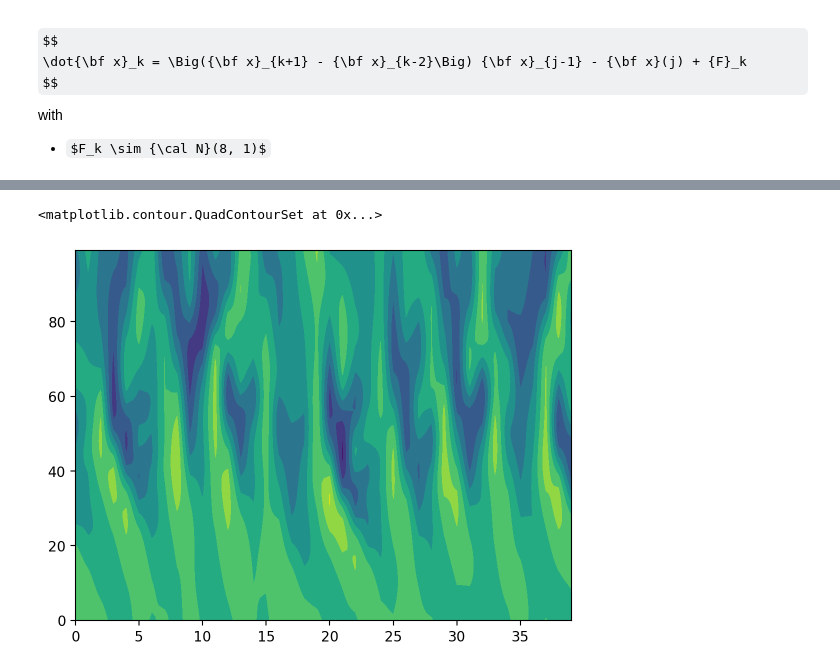
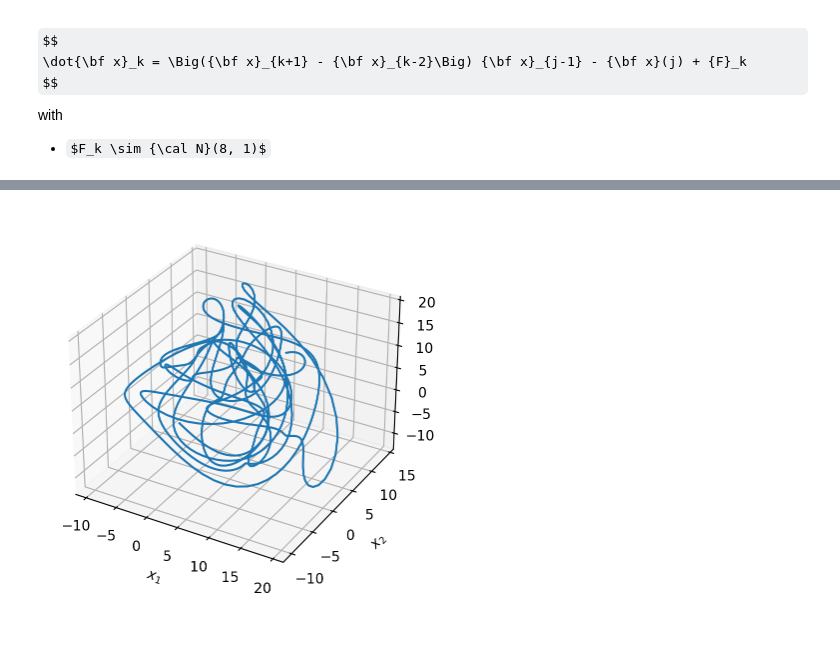
Before and after one commit to gerdm/weighted-likelihood-filter, a Jupyter notebook: experiments/ensemble-kf.ipynb, the cells around one changed output, grey strips where cells are left out. Drawn from its saved outputs; the diff is of its cells as text; code cells hidden in the pictures; some formulas as TeX source; blank space fills up the shorter version.

```diff
--- a/experiments/ensemble-kf.ipynb
+++ b/experiments/ensemble-kf.ipynb
@@ -123,5 +88,11 @@ plt.show()
-# %%
-plt.contourf(x)
-# %% [output]
-<matplotlib.contour.QuadContourSet at 0x...>
-[figure, removed]
+# %%
+# Plot the first three variables
+fig = plt.figure()
+ax = fig.add_subplot(projection="3d")
+ax.plot(xs[:, 0], xs[:, 1], xs[:, 2])
+ax.set_xlabel("$x_1$")
+ax.set_ylabel("$x_2$")
+ax.set_zlabel("$x_3$")
+plt.show()
+# %% [output]
+[figure, added]
```
Also changed, not shown: parts of 7 cells of this notebook.
